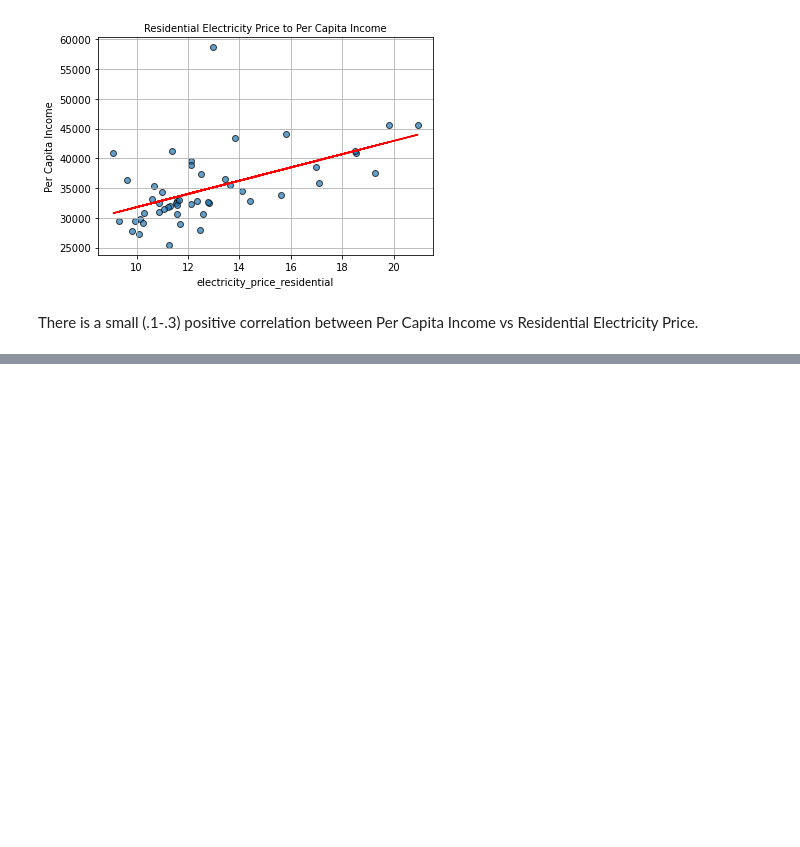
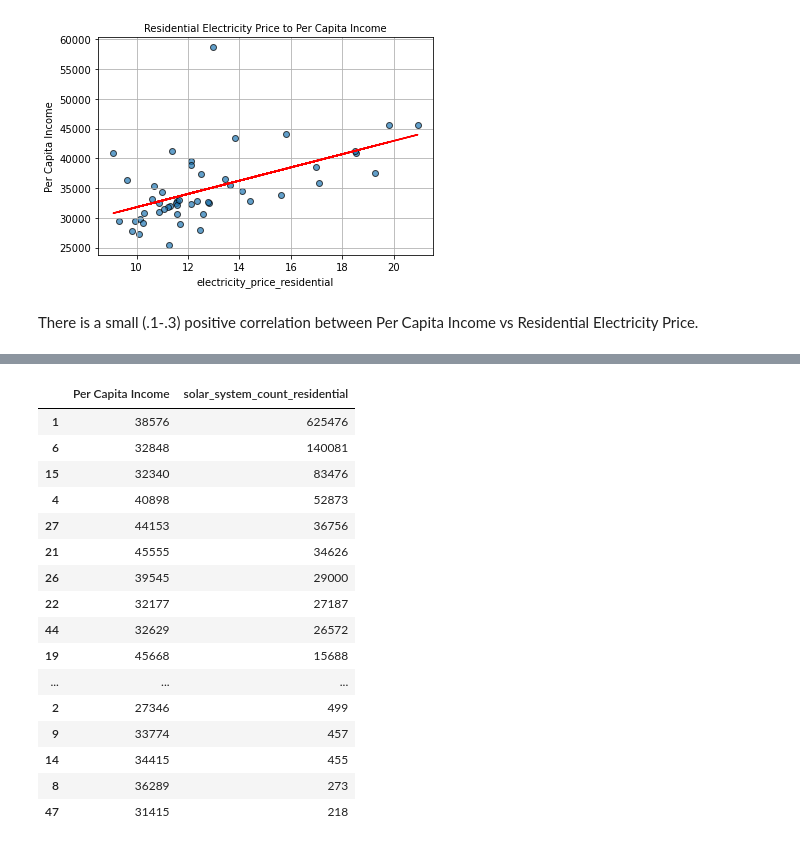
Before and after one commit to JeremyTallant/TomorrowsEnergyToday, a Jupyter notebook: Project_One_LH.ipynb, the cells around one changed output, grey strips where cells are left out. Drawn from its saved outputs; the diff is of its cells as text; code cells hidden in the pictures; blank space fills up the shorter version.

```diff
--- a/Project_One_LH.ipynb
+++ b/Project_One_LH.ipynb
@@ -144,0 +153,23 @@ SyntaxError: invalid syntax (3821161199.py, line 1)
+# %%
+#Take columns 'income' and 'solar system count' and merge them into their own data frame
+income_df= combined_df[["Per Capita Income","solar_system_count_residential"]]
+income_df.reset_index()
+income_df.sort_values(by=["solar_system_count_residential"], ascending=False)
+# %% [output]
+|  | Per Capita Income | solar_system_count_residential |
+| 1 | 38576 | 625476 |
+| 6 | 32848 | 140081 |
+| 15 | 32340 | 83476 |
+| 4 | 40898 | 52873 |
+| 27 | 44153 | 36756 |
+| 21 | 45555 | 34626 |
+| 26 | 39545 | 29000 |
+| 22 | 32177 | 27187 |
+| 44 | 32629 | 26572 |
+| 19 | 45668 | 15688 |
+| ... | ... | ... |
+| 2 | 27346 | 499 |
+| 9 | 33774 | 457 |
+| 14 | 34415 | 455 |
+| 8 | 36289 | 273 |
+| 47 | 31415 | 218 |
```
Also changed, not shown: parts of 11 cells of this notebook, 3 other files.
